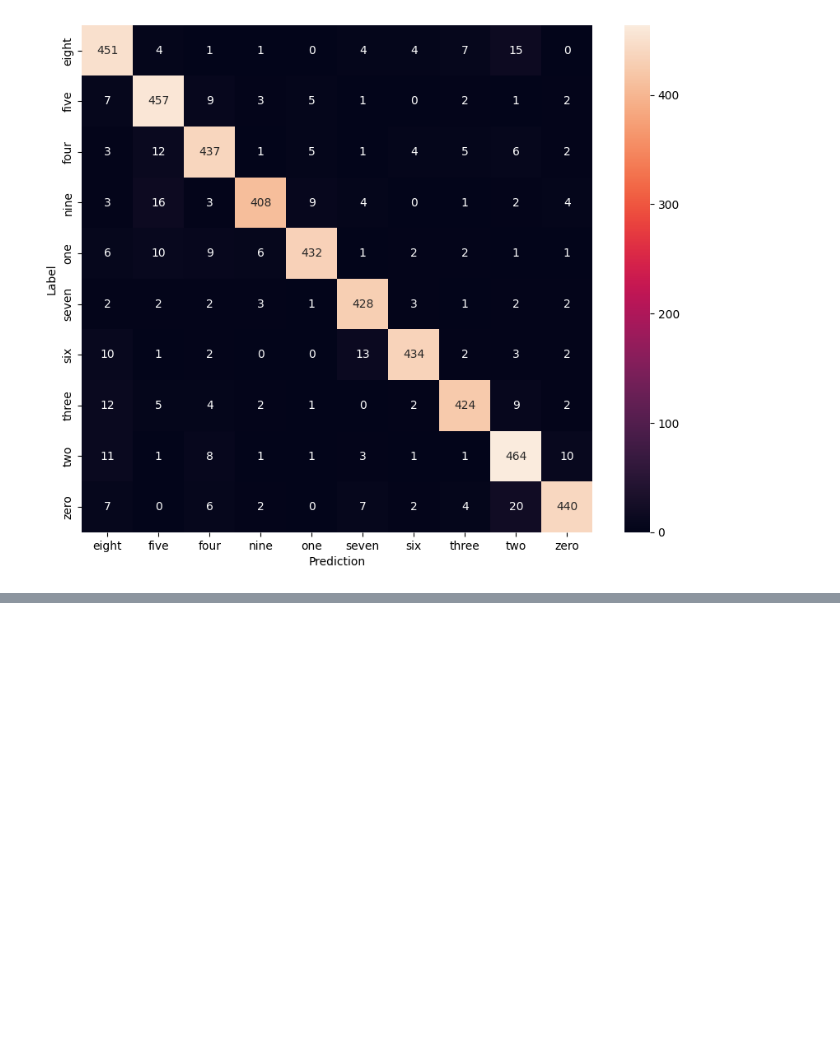
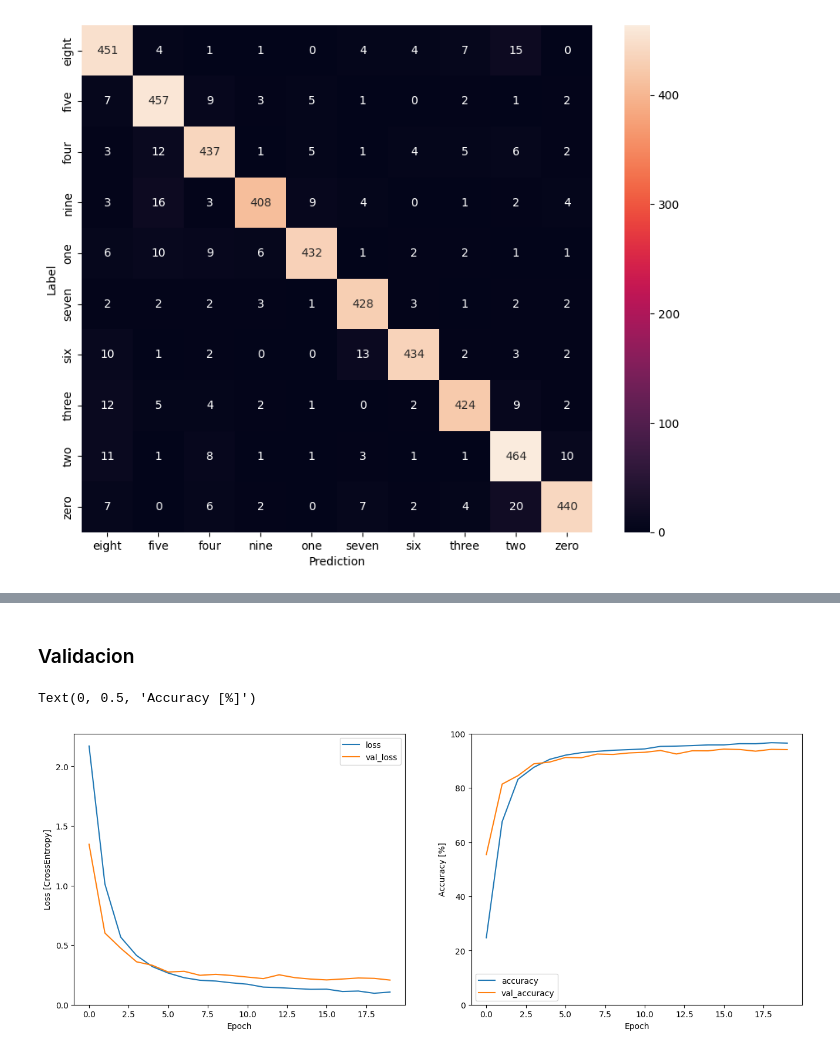
Before and after one commit to amaranto/tf-keras-examples-tp2, a Jupyter notebook: eje1/Audio_MNIST.ipynb, the cells around one changed output, grey strips where cells are left out. Saved outputs shown, nothing was run; the diff lists cells and outputs as text; code cells hidden in the pictures; blank space fills up the shorter version.

```diff
--- a/eje1/Audio_MNIST.ipynb
+++ b/eje1/Audio_MNIST.ipynb
@@ -549,0 +721,11 @@ display.display(display.Audio(waveform, rate=16000))
+# %%
+model = models.Sequential([
+    layers.Input(shape=(None, 129)),  # La dimensión de entrada será (None, 129) debido a la salida de la STFT
+    layers.LSTM(128, return_sequences=True),  # Primera capa LSTM
+    layers.LSTM(128),  # Segunda capa LSTM
+    layers.Dense(128, activation='relu'),  # Capa densa intermedia
+    layers.Dropout(0.5),  # Dropout para evitar sobreajuste
+    layers.Dense(len(labels))  # Capa de salida
+])
+
+model.summary()
@@ -549,0 +752,12 @@ display.display(display.Audio(waveform, rate=16000))
+# %%
+model.compile(
+    optimizer=tf.keras.optimizers.Adam(),
+    loss=tf.keras.losses.SparseCategoricalCrossentropy(from_logits=True),
+    metrics=['accuracy']
+)
+
+history = model.fit(
+    train_freq_vector_ds,
+    validation_data=val_freq_vector_ds,
+    epochs=20
+)
@@ -549,0 +782,21 @@ display.display(display.Audio(waveform, rate=16000))
+# %% [markdown]
+### Validacion
+# %%
+metrics = history.history
+plt.figure(figsize=(16,6))
+plt.subplot(1,2,1)
+plt.plot(history.epoch, metrics['loss'], metrics['val_loss'])
+plt.legend(['loss', 'val_loss'])
+plt.ylim([0, max(plt.ylim())])
+plt.xlabel('Epoch')
+plt.ylabel('Loss [CrossEntropy]')
+
+plt.subplot(1,2,2)
+plt.plot(history.epoch, 100*np.array(metrics['accuracy']), 100*np.array(metrics['val_accuracy']))
+plt.legend(['accuracy', 'val_accuracy'])
+plt.ylim([0, 100])
+plt.xlabel('Epoch')
+plt.ylabel('Accuracy [%]')
+# %% [output]
+Text(0, 0.5, 'Accuracy [%]')
+[figure, added]
```
Also changed, not shown: parts of 22 cells of this notebook.
